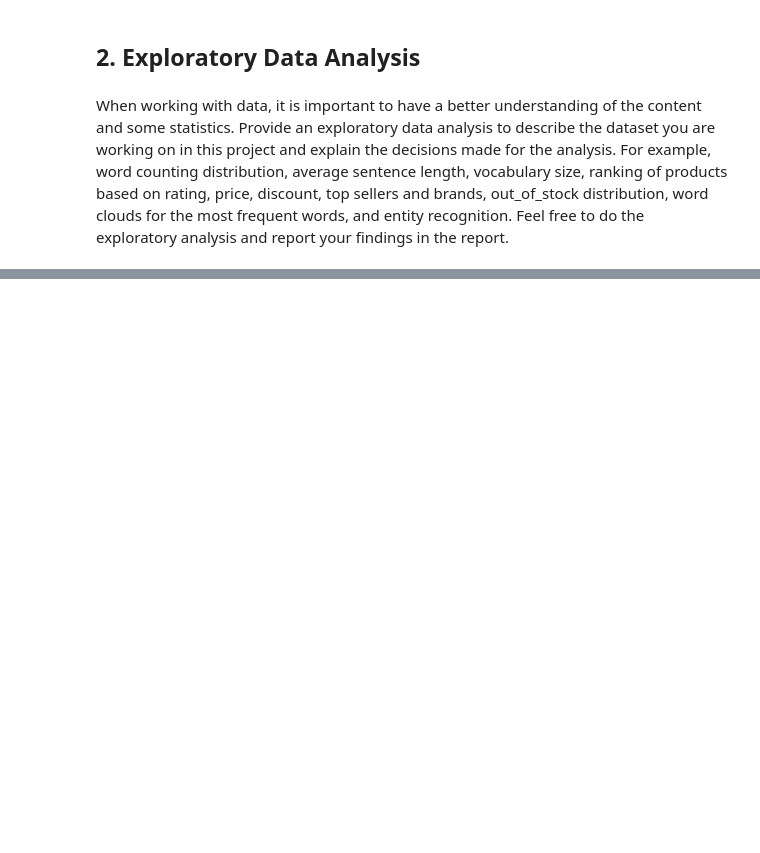
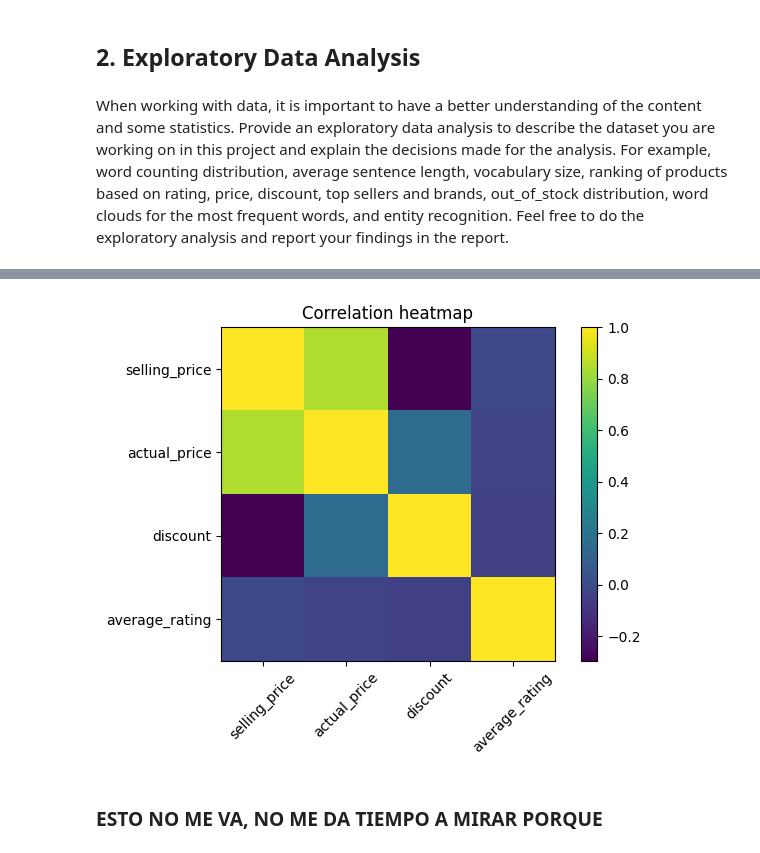
Before and after one commit to LucaFranceschi01/IRWA-2025-G23, a Jupyter notebook: project_progress/part_1/processing_and_eda.ipynb, the cells around one changed output, grey strips where cells are left out. Drawn from its saved outputs; the diff is of its cells as text; code cells hidden in the pictures; blank space fills up the shorter version.

```diff
--- a/project_progress/part_1/processing_and_eda.ipynb
+++ b/project_progress/part_1/processing_and_eda.ipynb
@@ -93,2 +140,10 @@ for field in metadata_fields:
 # %% [markdown]
 4. Consider the fields out_of_stock, selling_price, discount, actual_price, and average_rating. Decide how these should be handled during pre-processing to use in further search. Should they be indexed as textual terms?
+# %%
+# Convert blank cells to NaN
+""" def blank_to_nan(x):
+    if isinstance(x, str) and x.strip() == "":
+        return np.nan
+    return x
+
+clean_data = clean_data.applymap(blank_to_nan) """
@@ -135,2 +274,18 @@ print(f'Vocabulary size is {clean_data['description'].str.split().explode().nuni
+# %%
+# Correlation heatmap
+corr = clean_data[num_fields].corr()
+
+plt.figure()
+plt.imshow(corr, interpolation="nearest")
+plt.xticks(range(len(num_fields)), num_fields, rotation=45)
+plt.yticks(range(len(num_fields)), num_fields)
+plt.title("Correlation heatmap")
+plt.colorbar()
+plt.tight_layout()
+plt.show()
+# %% [output]
+[figure, added]
+# %% [markdown]
+### ESTO NO ME VA, NO ME DA TIEMPO A MIRAR PORQUE
 # %%
 clean_data.groupby('brand').mean()
```
Also changed, not shown: parts of 17 cells of this notebook.
